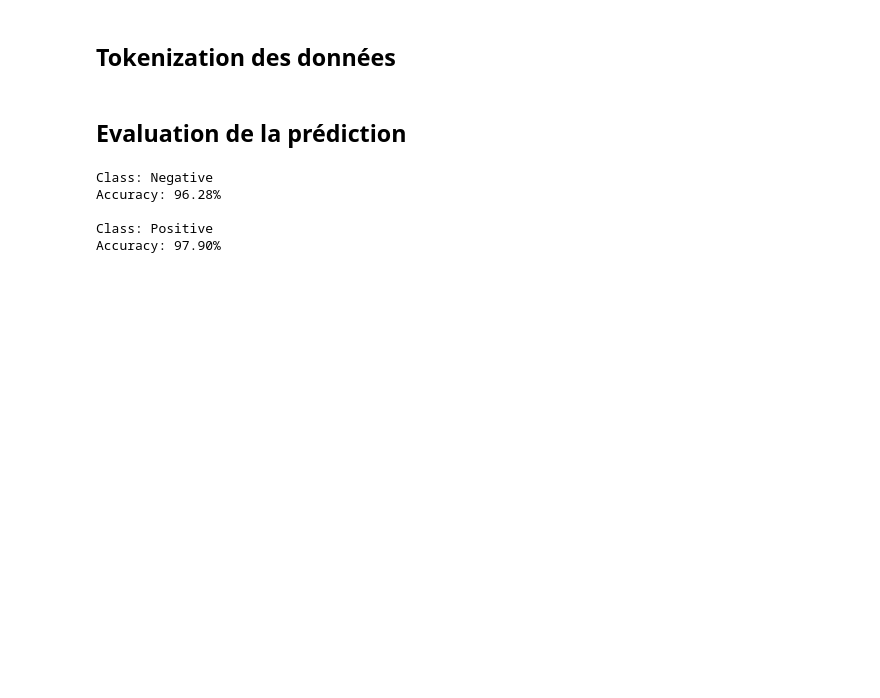
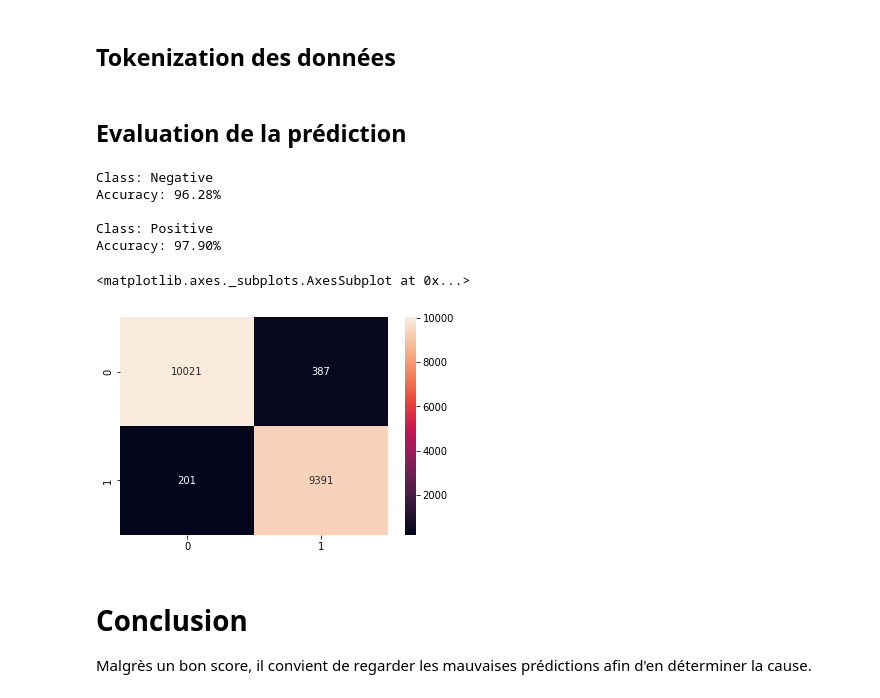
Before and after one commit to PierreSylvain/allocine-sentiment, a Jupyter notebook: CamemBERT_PT.ipynb, the cells around one changed output. Drawn from its saved outputs; the diff is of its cells as text; code cells hidden in the pictures; blank space fills up the shorter version.

Commit message:
Add confusion matrix

```diff
--- a/CamemBERT_PT.ipynb
+++ b/CamemBERT_PT.ipynb
@@ -370,3 +374,12 @@ Accuracy: 96.28%
 
 Class: Positive
 Accuracy: 97.90%
+# %%
+preds_flat = np.argmax(prediction, axis=1).flatten()
+seaborn.heatmap(metrics.confusion_matrix(true_values, preds_flat),annot=True, fmt='g')
+# %% [output]
+<matplotlib.axes._subplots.AxesSubplot at 0x...>
+[figure, added]
+# %% [markdown]
+# Conclusion
+Malgrès un bon score, il convient de regarder les mauvaises prédictions afin d'en déterminer la cause.
```
Also changed, not shown: parts of 1 cell of this notebook.
